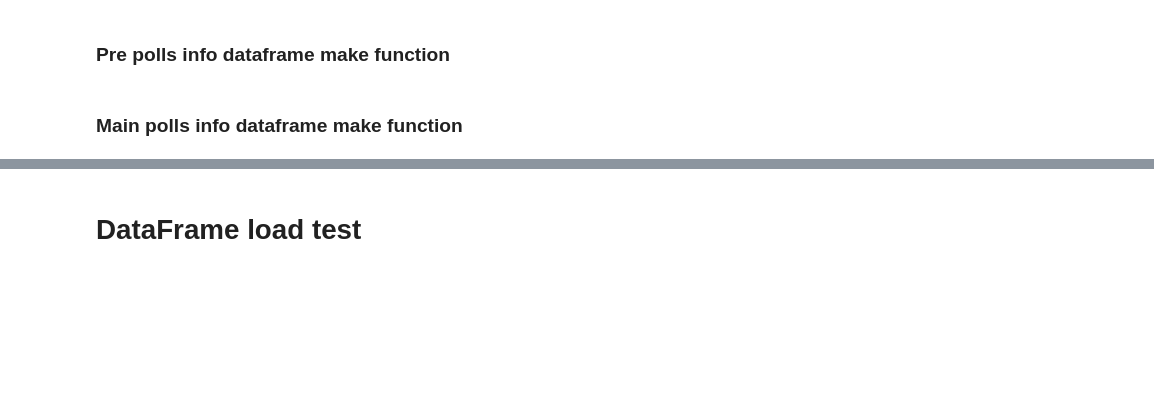
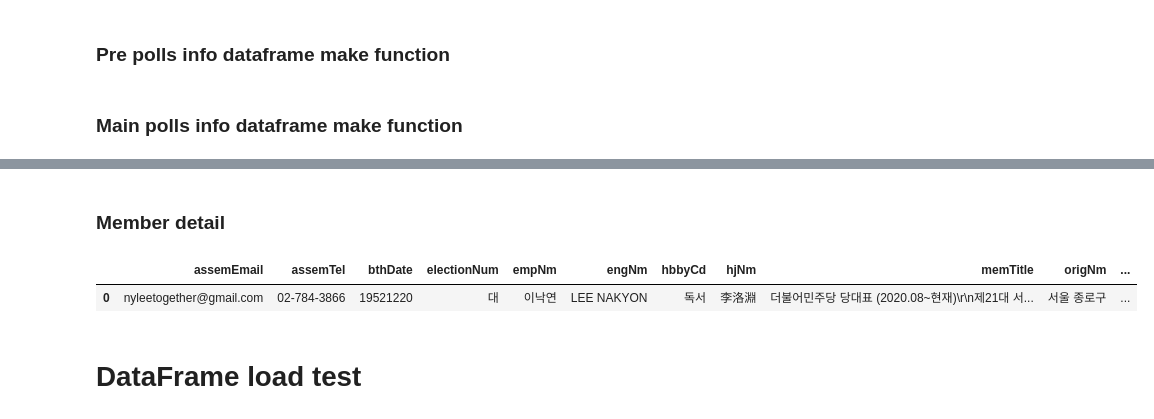
Before and after one commit to ElectionInfo/Data_code, a Jupyter notebook: election_database.ipynb, the cells around one changed output, grey strips where cells are left out. Drawn from its saved outputs; the diff is of its cells as text; code cells hidden in the pictures; blank space fills up the shorter version.

```diff
--- a/election_database.ipynb
+++ b/election_database.ipynb
@@ -180,3 +215,32 @@ def get_mainpoll_df(sgId, sdName):
+# %% [markdown]
+### Member detail
+# %%
+def get_politician_detail(dept_code, numOfRows=1000):
+  politician_detail_base_url = 'http://apis.data.go.kr/9710000/NationalAssemblyInfoService/getMemberDetailInfoList'
+
+  queryParams = '?' + urlencode({
+      quote_plus('numOfRows') : numOfRows,
+      quote_plus('dept_cd') : dept_code,
+      quote_plus('resultType') : 'json',
+      quote_plus('ServiceKey') : service_key
+  })
+
+  API_politician_detail_url = politician_detail_base_url + unquote(queryParams)
+
+  response = urlopen(API_politician_detail_url)
+  json_str = response.read().decode('utf-8')
+  json_str = json.dumps(xmltodict.parse(json_str), indent=4)
+
+  json_object = json.loads(json_str)
+
+  politician_detail_data = pd.json_normalize(json_object['response']['body']['item'])
+
+  return politician_detail_data
+# %%
+get_politician_detail(9771106)
+# %% [output]
+|  | assemEmail | assemTel | bthDate | electionNum | empNm | engNm | hbbyCd | hjNm | memTitle | origNm | ... |
+| 0 | nyleetogether@gmail.com | 02-784-3866 | 19521220 | 대 | 이낙연 | LEE NAKYON | 독서 | 李洛淵 | 더불어민주당 당대표 (2020.08~현재)\r\n제21대 서... | 서울 종로구 | ... |
 # %% [markdown]
 # DataFrame load test
 # %% [markdown]
```
Also changed, not shown: parts of 39 cells of this notebook, 1 other file.
